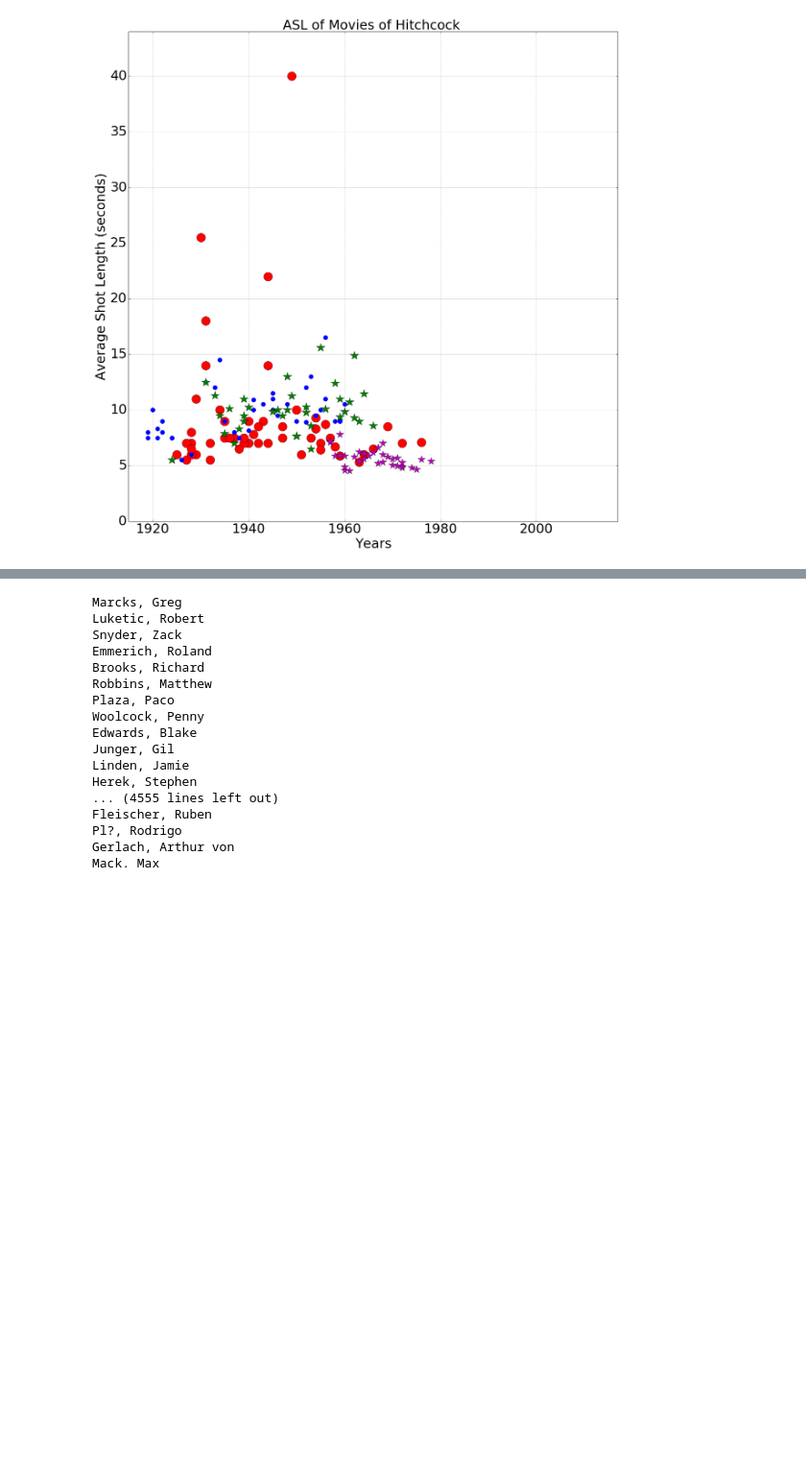
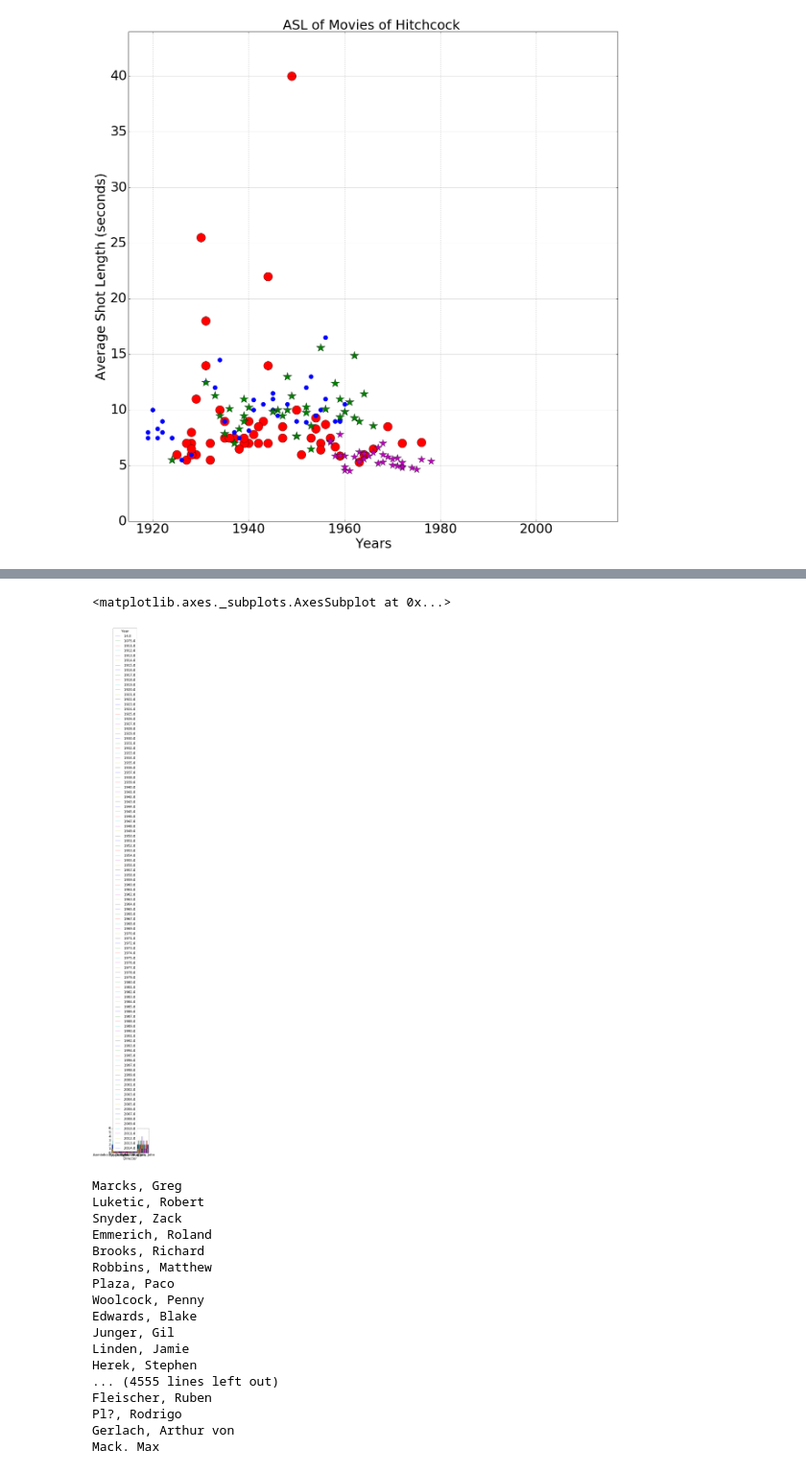
Before and after one commit to yasolix/cinevis, a Jupyter notebook: mediaeval/Cinemetrics-notebook-Barry Salt's Database.ipynb, the cells around one changed output, grey strips where cells are left out. Shown at 96% size. Saved outputs shown, nothing was run; the diff lists cells and outputs as text; code cells hidden in the pictures; blank space fills up the shorter version.

```diff
--- a/mediaeval/Cinemetrics-notebook-Barry Salt's Database.ipynb
+++ b/mediaeval/Cinemetrics-notebook-Barry Salt's Database.ipynb
@@ -356,6 +358,11 @@ hitch[['Year','ASL']].plot('Year','ASL',kind='scatter')
 # %%
 # compute a cross-tabulation of two Series
 directoryear = pd.crosstab(asl.Director, asl.Year)
+# %%
+directoryear.plot()
+# %% [output]
+<matplotlib.axes._subplots.AxesSubplot at 0x...>
+[figure, added]
 # %%
 for i in asl.Director.unique():
     print i
```
Also changed, not shown: parts of 1 cell of this notebook, 58 other files.
